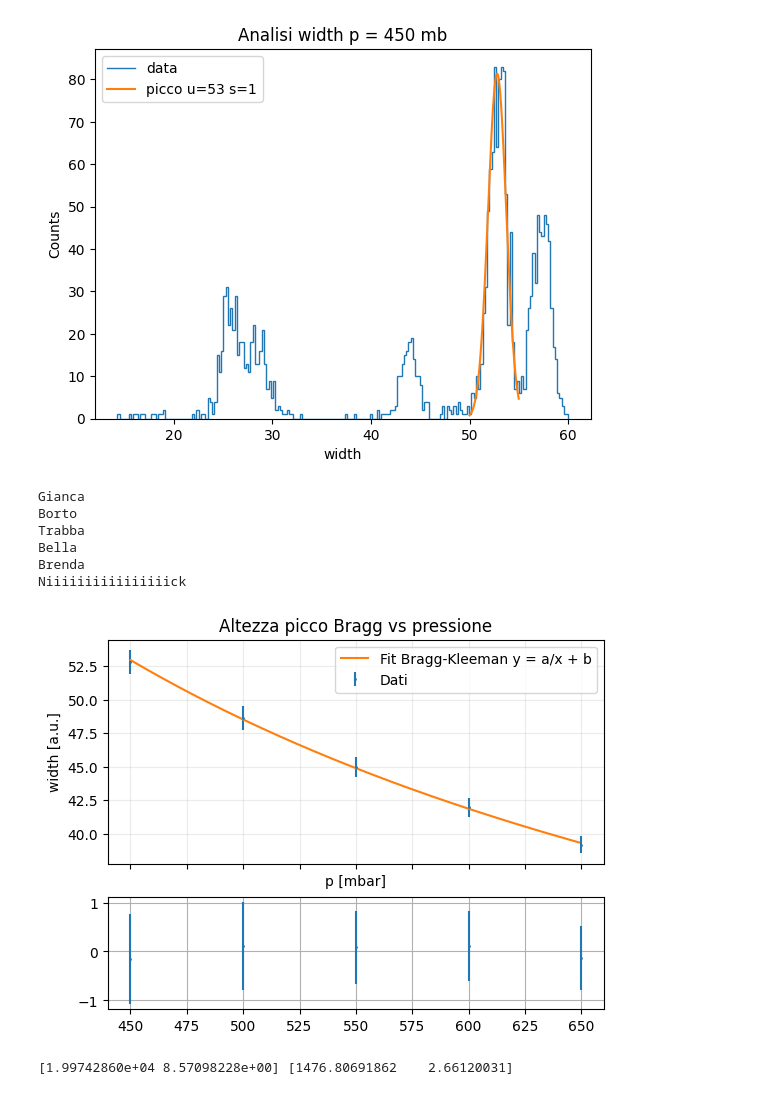
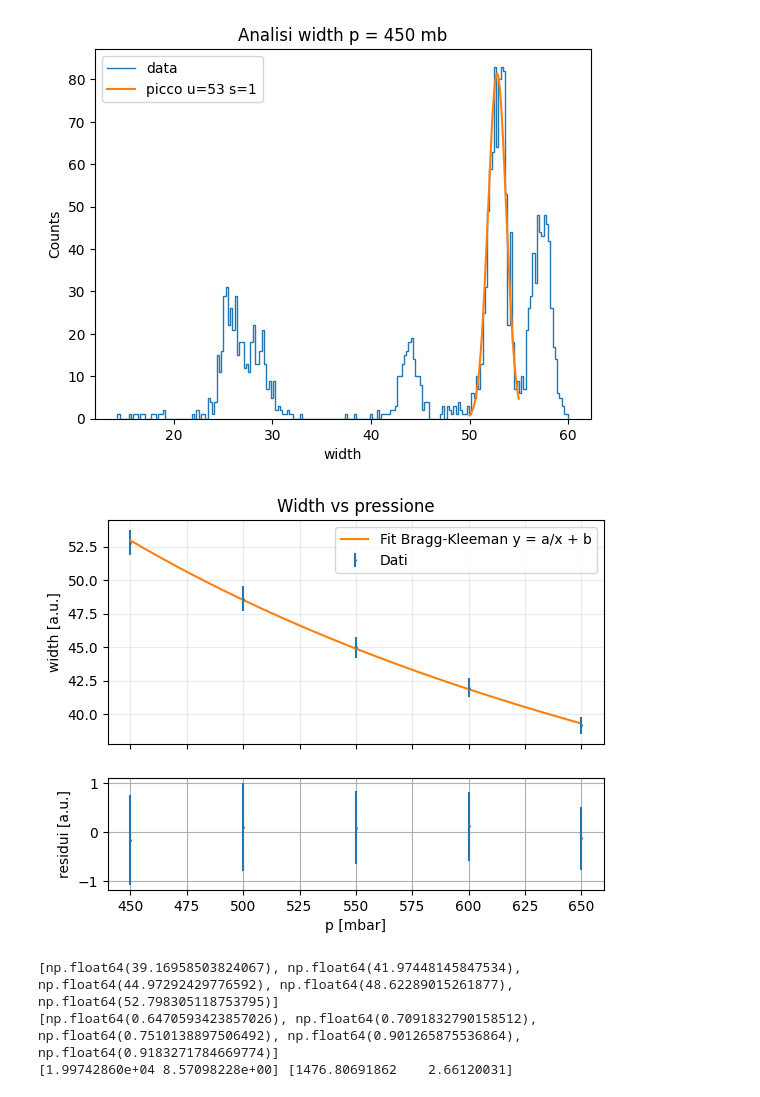
Before and after one commit to Fra005Ve/Laboratorio-di-Fisica---Spettroscopia, a Jupyter notebook: AnalisiBragg.ipynb, the cells around one changed output. Saved outputs shown, nothing was run; the diff lists cells and outputs as text; code cells hidden in the pictures.

```diff
--- a/AnalisiBragg.ipynb
+++ b/AnalisiBragg.ipynb
@@ -625,57 +635,45 @@ pr = [650,600,550,500,450]
 
 p, sp = curve_fit(braggKleeman, pr, meansWidth, sigma = sigmasWidth, absolute_sigma = True)
 
-print("Gianca")
-
 residui = np.array(meansWidth - braggKleeman(pr, *p))
 
 fig, ax = plt.subplots(2,1, sharex = True, height_ratios = [1,0.5])
 ax[0].errorbar(pr, meansWidth, yerr = sigmasWidth, fmt='o', ms = 1, label = 'Dati')
 
 ax[0].plot(np.arange(450, 650, 1), braggKleeman(np.arange(450, 650, 1), *p), label = "Fit Bragg-Kleeman y = a/x + b")
 
-print("Borto")
-
-ax[0].set_xlabel("p [mbar]")
+ax[1].set_xlabel("p [mbar]")
 ax[0].set_ylabel("width [a.u.]")
+ax[1].set_ylabel("residui [a.u.]")
 
 ax[0].legend()
 
 ax[0].grid(alpha = 0.25)
 
-ax[0].set_title("Altezza picco Bragg vs pressione")
-
-print("Trabba")
+ax[0].set_title("Width vs pressione")
 
 # textstr = '\n'.join((
 #     r'$a = %.f \pm %.f$ a.u./mbar' % (round(p[0]), round(np.sqrt(sp[0,0]))),
 #     r'$b = %.f \pm %.f$ ' % (p[1], np.sqrt(sp[1,1])),
 #     r'$\chi^2_{df} = %.2f $' % (np.sum(residui**2/np.array(sigmasWidth)**2))))
 
-print("Bella")
-
 # Posizionamento del box nell'angolo in alto a sinistra
 # props = dict(boxstyle='square', facecolor='white', alpha=1)
 # ax[0].text(575, 47.5, textstr, transform=ax[0].transAxes,
 #            verticalalignment='top', bbox=props)
 
-print("Brenda")
-
 ax[1].errorbar(pr, residui, yerr = sigmasWidth, fmt='o', ms = 1)
 
 ax[1].grid()
 
-print("Niiiiiiiiiiiiiiiick")
-
 plt.show()
 
+print(meansWidth)
+print(sigmasWidth)
+
 print(p, np.sqrt(np.diag(sp)))
 # %% [output]
+[figure, new version]
-Gianca
-Borto
-Trabba
-Bella
-Brenda
-Niiiiiiiiiiiiiiiick
+[np.float64(39.16958503824067), np.float64(41.97448145847534), np.float64(44.97292429776592), np.float64(48.62289015261877), np.float64(52.798305118753795)]
+[np.float64(0.6470593423857026), np.float64(0.7091832790158512), np.float64(0.7510138897506492), np.float64(0.901265875536864), np.float64(0.9183271784669774)]
+[1.99742860e+04 8.57098228e+00] [1476.80691862    2.66120031]
-[figure, old version]
-[1.99742860e+04 8.57098228e+00] [1476.80691862    2.66120031]
```
Also changed, not shown: parts of 10 cells of this notebook.
